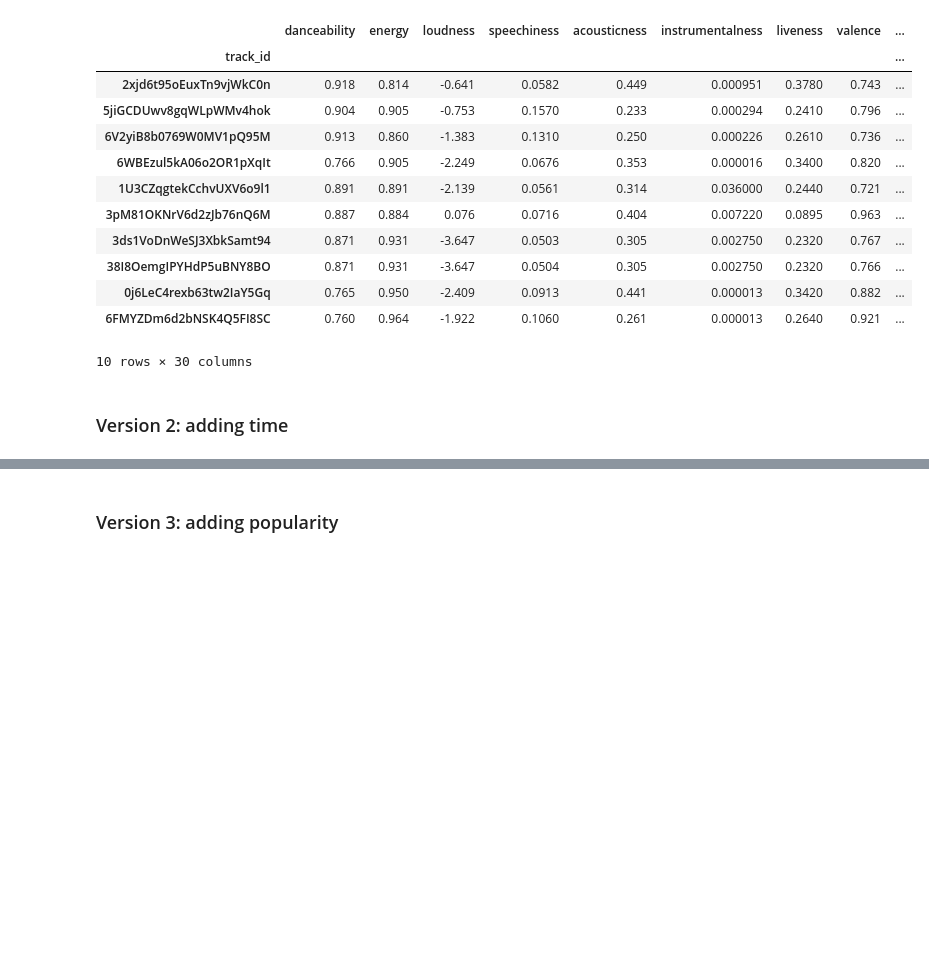
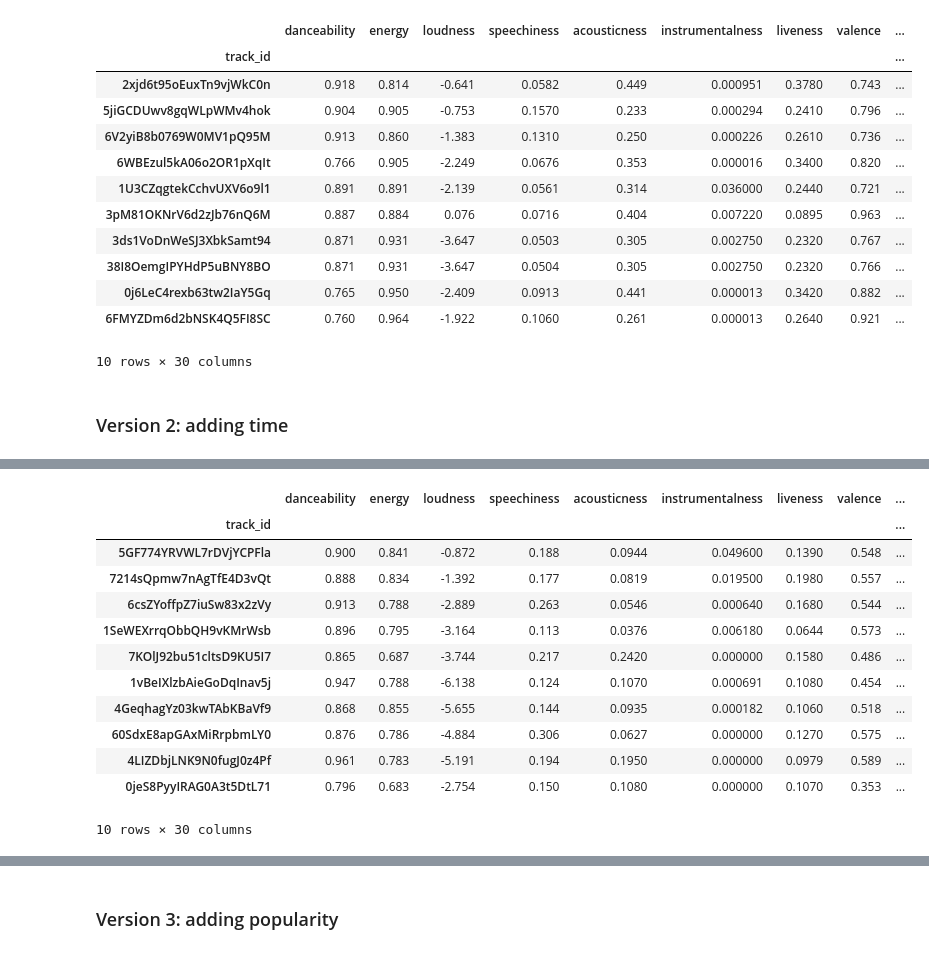
Before and after one commit to pawlooss1/spotify-data-mining, a Jupyter notebook: notebooks/recomm_sys_demo.ipynb, the cells around one changed output, grey strips where cells are left out. Drawn from its saved outputs; the diff is of its cells as text; code cells hidden in the pictures; blank space fills up the shorter version.

```diff
--- a/notebooks/recomm_sys_demo.ipynb
+++ b/notebooks/recomm_sys_demo.ipynb
@@ -169,8 +153,10 @@ def get_similarites(tracks_db_scaled, tracks_user, scaler):
     # 1st method - without bias correction
     weights = np.logspace(0, user_vector.shape[0]-1,
                           num=user_vector.shape[0], base=beta)
-    weights *= (1-beta)[::-1].reshape(-1, 1)
+    weights *= 1-beta
+    weights = weights[::-1].reshape(-1, 1)
     user_vector *= weights
+    user_vector = np.sum(user_vector, axis=0, keepdims=True)
 
     return cosine_similarity(
         tracks_db_scaled, user_vector)
@@ -181,15 +167,31 @@ def get_similarites(tracks_db_scaled, tracks_user, scaler):
 
     beta = 0.9
 
-    # 2nd method - with bias correction
+    # 1st method - without bias correction
     user_vector_weighted = 0
-    for i in user_vector.shape[0]:
+    for i in range(0, user_vector.shape[0]):
         user_vector_weighted = (
-            (beta*user_vector_weighted + (1-beta)*user_vector[i]) / (1-beta**i))
+            (beta*user_vector_weighted + (1-beta)*user_vector[i]))
+
+    user_vector_weighted = user_vector_weighted.reshape(1, -1)
 
     return cosine_similarity(
         tracks_db_scaled, user_vector_weighted)
 # %%
 similarities = get_similarites(tracks_db_scaled, tracks_user, scaler)
 track_db = tracks_db.assign(similarity=similarities)
-track_db.head()
+track_db.sort_values('similarity', ascending=False).iloc[:10]
+# %% [output]
+|  | danceability | energy | loudness | speechiness | acousticness | instrumentalness | liveness | valence | ... |
+| track_id |  |  |  |  |  |  |  |  | ... |
+| 5GF774YRVWL7rDVjYCPFla | 0.900 | 0.841 | -0.872 | 0.188 | 0.0944 | 0.049600 | 0.1390 | 0.548 | ... |
+| 7214sQpmw7nAgTfE4D3vQt | 0.888 | 0.834 | -1.392 | 0.177 | 0.0819 | 0.019500 | 0.1980 | 0.557 | ... |
+| 6csZYoffpZ7iuSw83x2zVy | 0.913 | 0.788 | -2.889 | 0.263 | 0.0546 | 0.000640 | 0.1680 | 0.544 | ... |
+| 1SeWEXrrqObbQH9vKMrWsb | 0.896 | 0.795 | -3.164 | 0.113 | 0.0376 | 0.006180 | 0.0644 | 0.573 | ... |
+| 7KOlJ92bu51cltsD9KU5I7 | 0.865 | 0.687 | -3.744 | 0.217 | 0.2420 | 0.000000 | 0.1580 | 0.486 | ... |
+| 1vBeIXlzbAieGoDqInav5j | 0.947 | 0.788 | -6.138 | 0.124 | 0.1070 | 0.000691 | 0.1080 | 0.454 | ... |
+| 4GeqhagYz03kwTAbKBaVf9 | 0.868 | 0.855 | -5.655 | 0.144 | 0.0935 | 0.000182 | 0.1060 | 0.518 | ... |
+| 60SdxE8apGAxMiRrpbmLY0 | 0.876 | 0.786 | -4.884 | 0.306 | 0.0627 | 0.000000 | 0.1270 | 0.575 | ... |
+| 4LIZDbjLNK9N0fugJ0z4Pf | 0.961 | 0.783 | -5.191 | 0.194 | 0.1950 | 0.000000 | 0.0979 | 0.589 | ... |
+| 0jeS8PyyIRAG0A3t5DtL71 | 0.796 | 0.683 | -2.754 | 0.150 | 0.1080 | 0.000000 | 0.1070 | 0.353 | ... |
+10 rows × 30 columns
```
Also changed, not shown: parts of 5 cells of this notebook.
